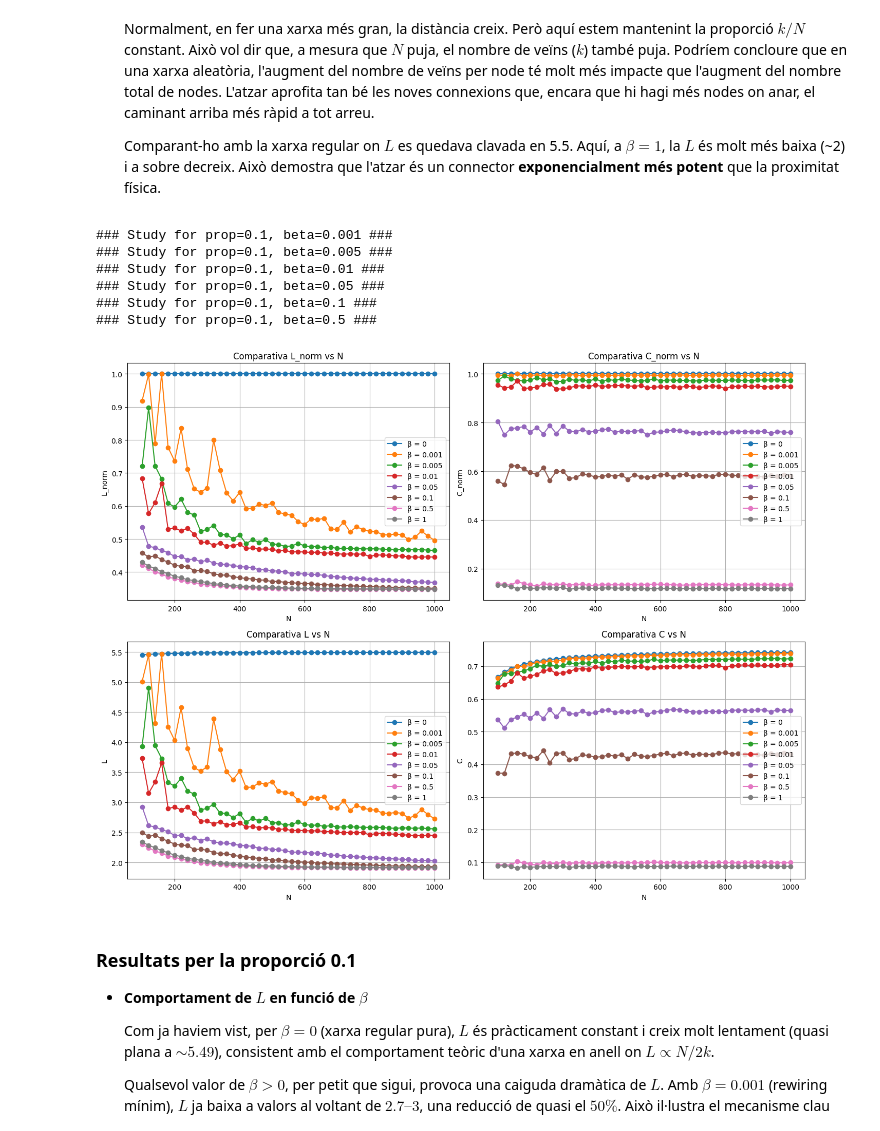
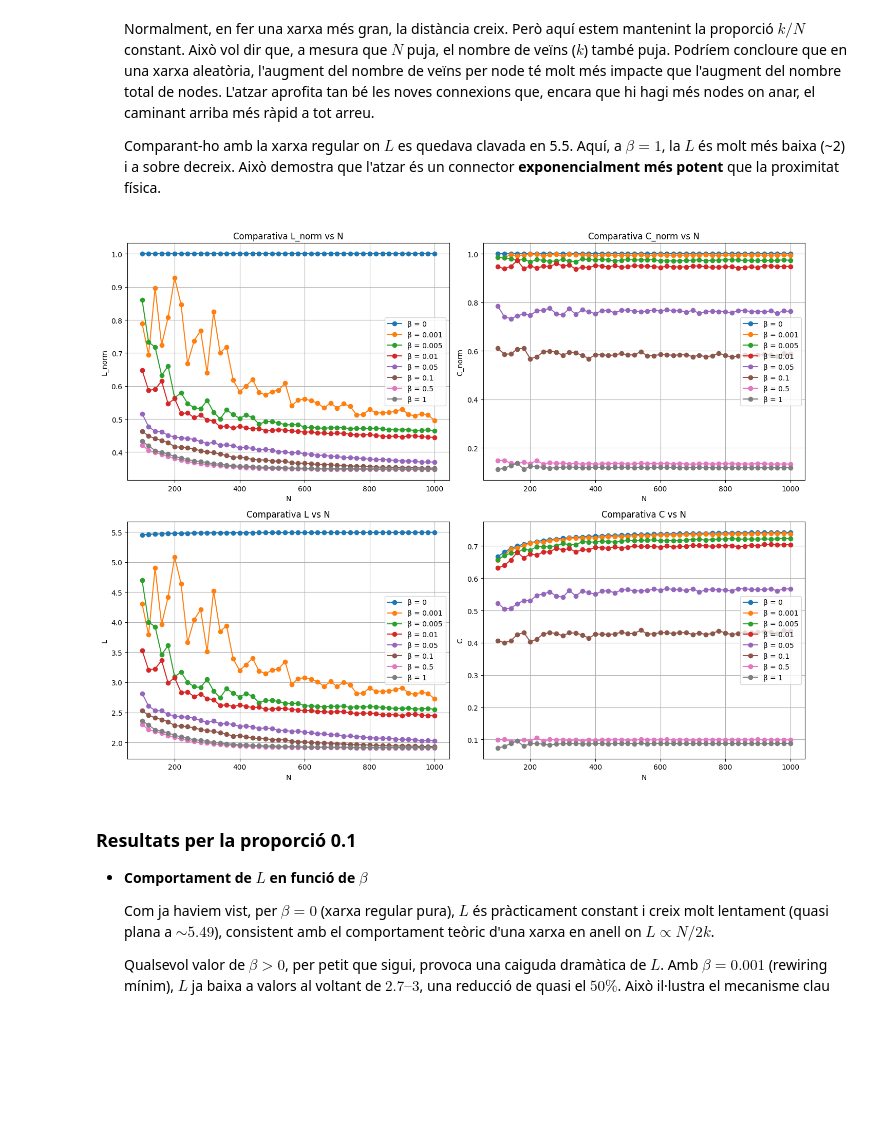
Before and after one commit to sergiresina-gif/small-world-study, a Jupyter notebook: main.ipynb, the cells around one changed output. Drawn from its saved outputs; the diff is of its cells as text; code cells hidden in the pictures; blank space fills up the shorter version.

```diff
--- a/main.ipynb
+++ b/main.ipynb
@@ -304,4 +332,12 @@ def prop_study(prop: float, beta: float):
 # %%
-# Estudiem els extrems
-Ls_b0, Cs_b0, Ls_norm_b0, Cs_norm_b0 = prop_study(0.1, 0)
-Ls_b1, Cs_b1, Ls_norm_b1, Cs_norm_b1 = prop_study(0.1, 1)
+# Carreguem les dades
+with open("results_prop.json", "r", encoding="utf-8") as fitxer:
+    results_prop = json.load(fitxer)
+
+# Modifiquem els valors infinity i NaN per a que es puguin graficar
+for prop in results_prop:
+    for beta in results_prop[prop]:
+        for key in ["Ls", "Cs", "Ls_norm", "Cs_norm"]:
+            values = results_prop[prop][beta][key]
+            values = [float(v) if v not in ['Infinity', 'NaN'] else float('inf') for v in values]
+            results_prop[prop][beta][key] = values
@@ -387,24 +428,3 @@ $L$ i $C$ d'una xarxa aleatòria:
     Normalment, en fer una xarxa més gran, la distància creix. Però aquí estem mantenint la proporció $k/N$ constant. Això vol dir que, a mesura que $N$ puja, el nombre de veïns ($k$) també puja. Podríem concloure que en una xarxa aleatòria, l'augment del nombre de veïns per node té molt més impacte que l'augment del nombre total de nodes. L'atzar aprofita tan bé les noves connexions que, encara que hi hagi més nodes on anar, el caminant arriba més ràpid a tot arreu.
 
     Comparant-ho amb la xarxa regular on $L$ es quedava clavada en 5.5. Aquí, a $\beta=1$, la $L$ és molt més baixa (~2) i a sobre decreix. Això demostra que l'atzar és un connector **exponencialment més potent** que la proximitat física.
-# %%
-# Ara ho estudiem per a diferents valors de beta
-# Aquesta cel·la triga bastant a executar-se
-betas = [0.001, 0.005, 0.01, 0.05, 0.1, 0.5]
-results_beta = {}
-
-for beta in betas:
-    Ls, Cs, Ls_norm, Cs_norm = prop_study(0.1, beta)
-    results_beta[beta] = {
-        "Ls": Ls,
-        "Cs": Cs,
-        "Ls_norm": Ls_norm,
-        "Cs_norm": Cs_norm
-    }
-# %% [output]
-### Study for prop=0.1, beta=0.001 ###
-### Study for prop=0.1, beta=0.005 ###
-### Study for prop=0.1, beta=0.01 ###
-### Study for prop=0.1, beta=0.05 ###
-### Study for prop=0.1, beta=0.1 ###
-### Study for prop=0.1, beta=0.5 ###
@@ -427,6 +431,10 @@ betas = list(results_beta.keys())
 # %%
+# Ara ho estudiem per a diferents valors de beta
 # Fem els gràfics per a cada beta
 Ns = range(100, 1001, 20)
+betas = ["0", "0.001", "0.005", "0.01", "0.05", "0.1", "0.5", "1"]
+results_beta = results_prop["0.1"]
+
 fig, axs = plt.subplots(2, 2, figsize=(14, 11))
 
 # Assignem cada quadrant a una variable per comoditat
@@ -450,34 +458,34 @@ for beta in betas:
 ax_l_norm.set_xlabel('N')
 ax_l_norm.set_ylabel('L_norm')
 ax_l_norm.set_title('Comparativa L_norm vs N')
 ax_l_norm.legend()
 ax_l_norm.grid(True)
 
 # C_norm
 ax_c_norm.set_xlabel('N')
 ax_c_norm.set_ylabel('C_norm')
 ax_c_norm.set_title('Comparativa C_norm vs N')
 ax_c_norm.legend()
 ax_c_norm.grid(True)
 
 # L
 ax_l.set_xlabel('N')
 ax_l.set_ylabel('L')
 ax_l.set_title('Comparativa L vs N')
 ax_l.legend()
 ax_l.grid(True)
 
 # C
 ax_c.set_xlabel('N')
 ax_c.set_ylabel('C')
 ax_c.set_title('Comparativa C vs N')
 ax_c.legend()
 ax_c.grid(True)
 
 plt.tight_layout()
 plt.show()
 # %% [output]
-[figure, old version]
+[figure, new version]
 # %% [markdown]
 ### Resultats per la proporció 0.1
 
```
Also changed, not shown: parts of 21 cells of this notebook, 1 other file.
